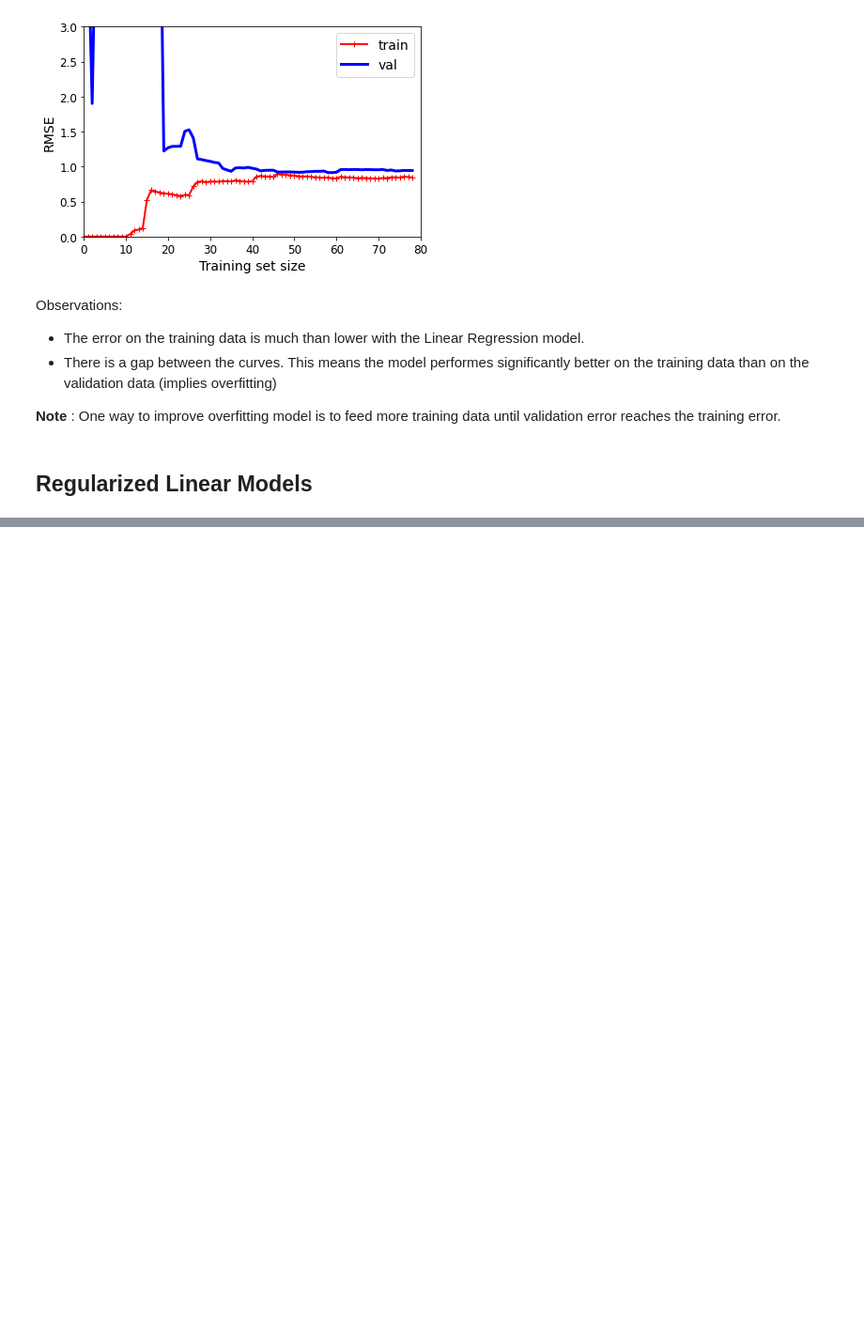
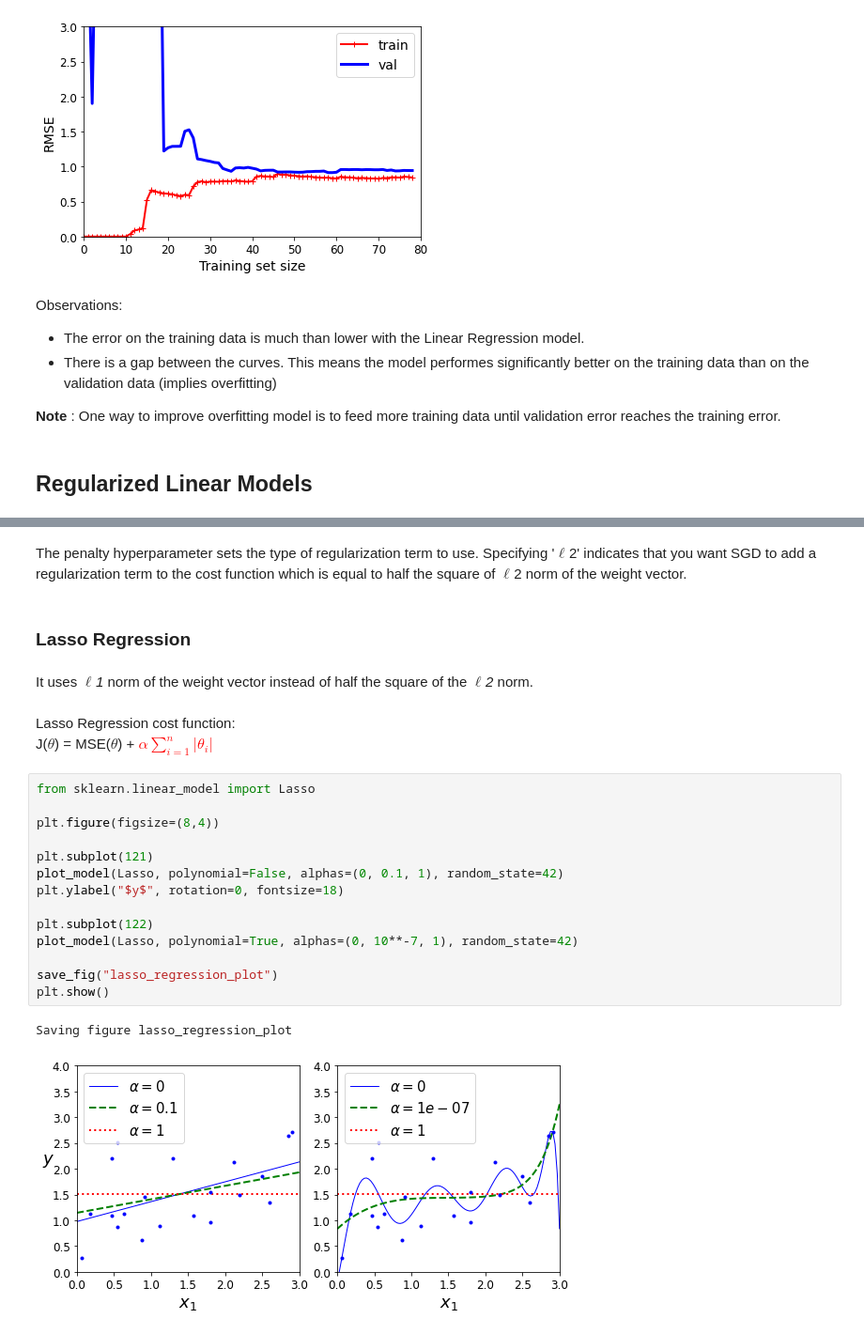
Before and after one commit to sankalptambe/training-models, a Jupyter notebook: training_models.ipynb, the cells around one changed output, grey strips where cells are left out. Shown at 94% size. Saved outputs shown, nothing was run; the diff lists cells and outputs as text; blank space fills up the shorter version.

Commit message:
lasso added

```diff
--- a/training_models.ipynb
+++ b/training_models.ipynb
@@ -521,0 +623,25 @@ Observations:
+# %% [markdown]
+The penalty hyperparameter sets the type of regularization term to use. Specifying '$\ell$2' indicates that you want SGD to add a regularization term to the cost function which is equal to half the square of $\ell$2 norm of the weight vector.
+# %% [markdown]
+### Lasso Regression
+# %% [markdown]
+It uses *$\ell$1* norm of the weight vector instead of half the square of the *$\ell$2* norm.<br><br>
+Lasso Regression cost function:<br>
+J($\theta$) = MSE($\theta$) + <font color='red'>  $ \alpha \sum_{i=1}^n |\theta_i| $ </font>
+# %%
+from sklearn.linear_model import Lasso
+
+plt.figure(figsize=(8,4))
+
+plt.subplot(121)
+plot_model(Lasso, polynomial=False, alphas=(0, 0.1, 1), random_state=42)
+plt.ylabel("$y$", rotation=0, fontsize=18)
+
+plt.subplot(122)
+plot_model(Lasso, polynomial=True, alphas=(0, 10**-7, 1), random_state=42)
+
+save_fig("lasso_regression_plot")
+plt.show()
+# %% [output]
+Saving figure lasso_regression_plot
+[figure, added]
```
Also changed, not shown: parts of 13 cells of this notebook, 2 other files.
